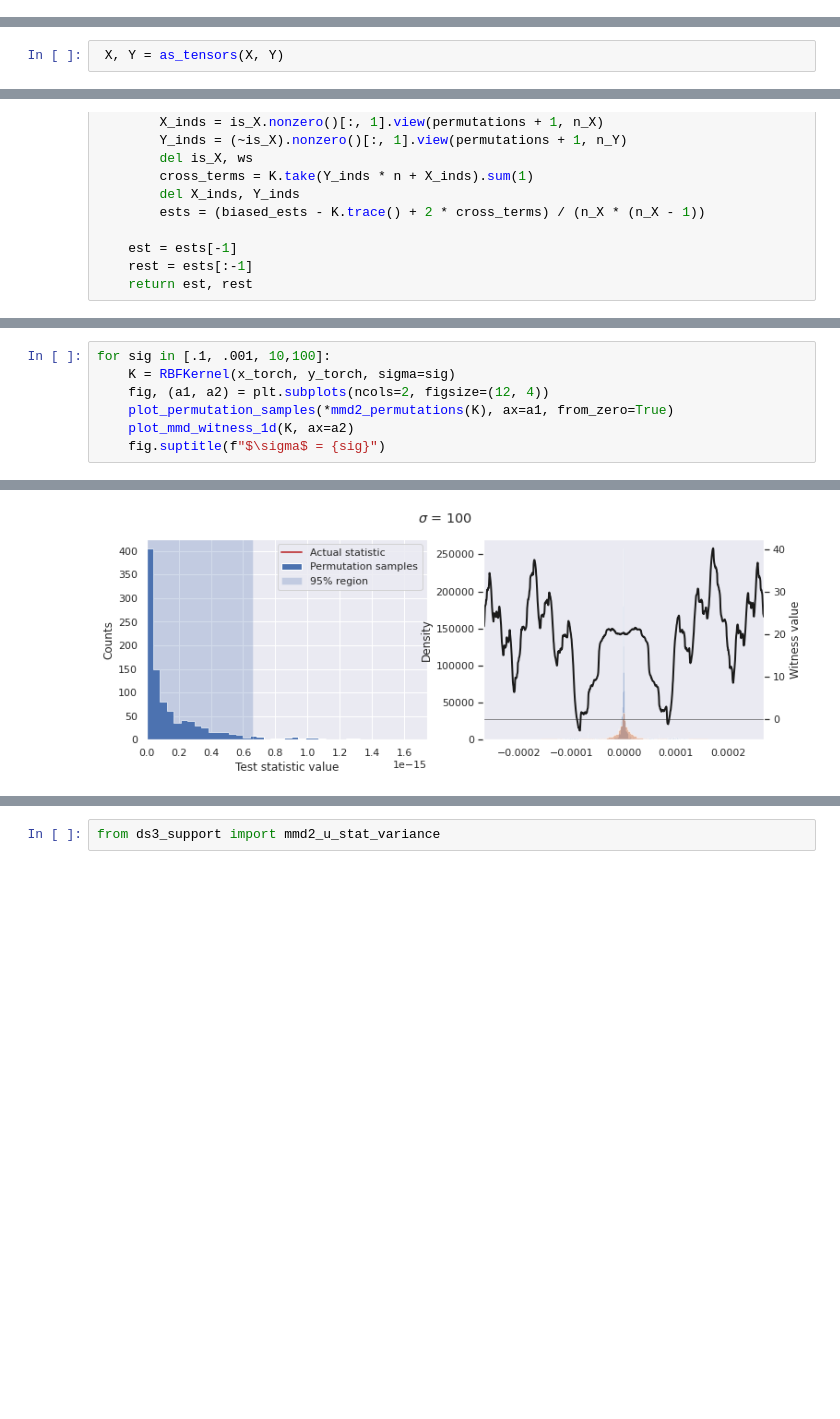
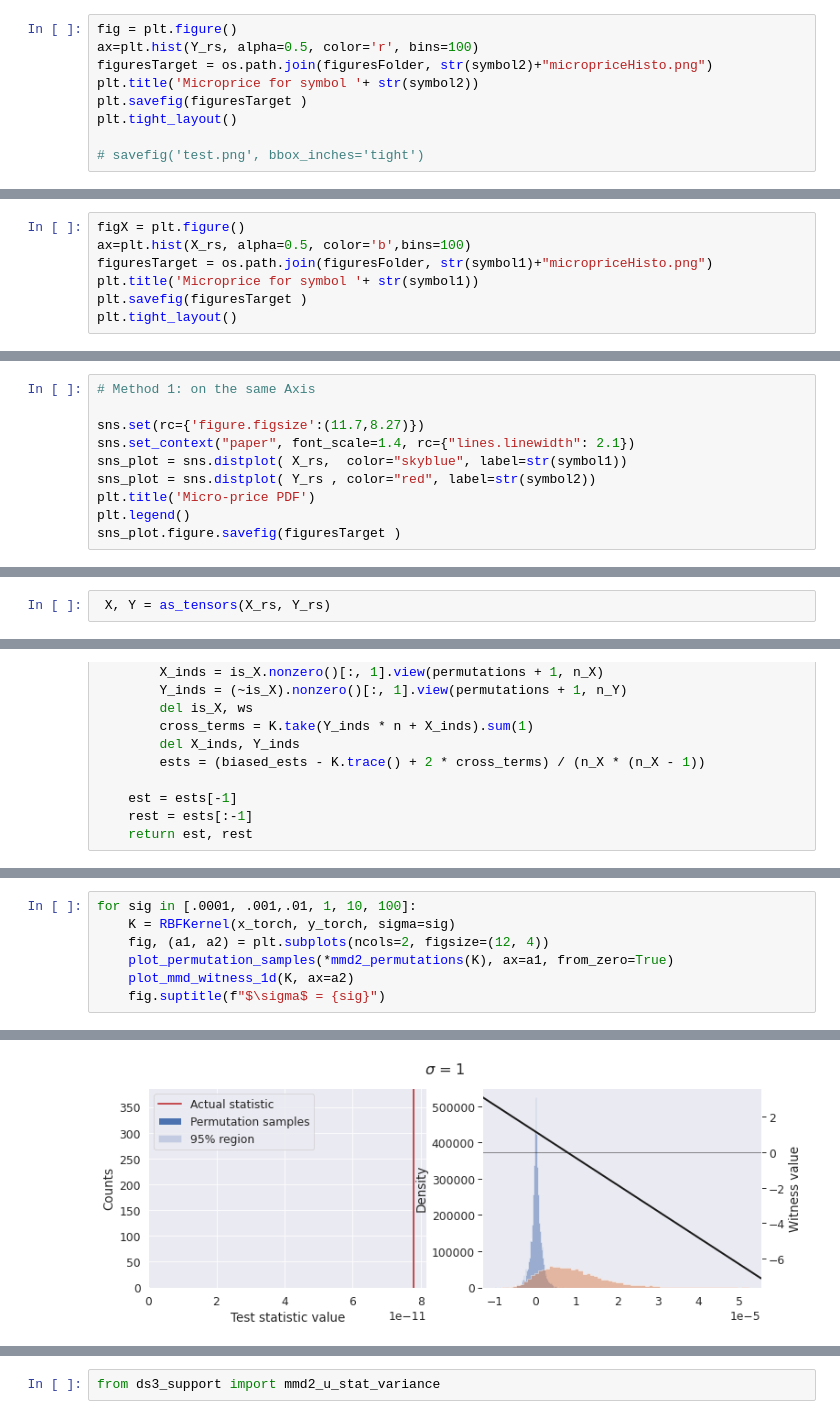
Before and after one commit to andreas-koukorinis/PaperCode, a Jupyter notebook: hypothesisTesting/Tensorflow mmd implementation.ipynb, the cells around one changed output, grey strips where cells are left out. Saved outputs shown, nothing was run; the diff lists cells and outputs as text; blank space fills up the shorter version.

```diff
--- a/hypothesisTesting/Tensorflow mmd implementation.ipynb
+++ b/hypothesisTesting/Tensorflow mmd implementation.ipynb
@@ -123,0 +146,9 @@ _=plt.hist(Y, alpha=0.5, color='r')
+# %%
+fig = plt.figure()
+ax=plt.hist(Y_rs, alpha=0.5, color='r', bins=100)
+figuresTarget = os.path.join(figuresFolder, str(symbol2)+"micropriceHisto.png")
+plt.title('Microprice for symbol '+ str(symbol2))
+plt.savefig(figuresTarget )
+plt.tight_layout()
+
+# savefig('test.png', bbox_inches='tight')
@@ -123,0 +157,7 @@ _=plt.hist(Y, alpha=0.5, color='r')
+# %%
+figX = plt.figure()
+ax=plt.hist(X_rs, alpha=0.5, color='b',bins=100)
+figuresTarget = os.path.join(figuresFolder, str(symbol1)+"micropriceHisto.png")
+plt.title('Microprice for symbol '+ str(symbol1))
+plt.savefig(figuresTarget )
+plt.tight_layout()
@@ -123,0 +221,10 @@ _=plt.hist(Y, alpha=0.5, color='r')
+# %%
+# Method 1: on the same Axis
+
+sns.set(rc={'figure.figsize':(11.7,8.27)})
+sns.set_context("paper", font_scale=1.4, rc={"lines.linewidth": 2.1})
+sns_plot = sns.distplot( X_rs,  color="skyblue", label=str(symbol1))
+sns_plot = sns.distplot( Y_rs , color="red", label=str(symbol2))
+plt.title('Micro-price PDF')
+plt.legend()
+sns_plot.figure.savefig(figuresTarget )
@@ -124,3 +233,3 @@ _=plt.hist(Y, alpha=0.5, color='r')
 # %%
- X, Y = as_tensors(X, Y)
+ X, Y = as_tensors(X_rs, Y_rs)
 # %%
@@ -388,5 +584,5 @@ plot_mmd_witness_1d(RBFKernel(x_torch, y_torch))
 # %%
-for sig in [.1, .001, 10,100]:
+for sig in [.0001, .001,.01, 1, 10, 100]:
     K = RBFKernel(x_torch, y_torch, sigma=sig)
     fig, (a1, a2) = plt.subplots(ncols=2, figsize=(12, 4))
     plot_permutation_samples(*mmd2_permutations(K), ax=a1, from_zero=True)
@@ -399 +595 @@ for sig in [.1, .001, 10,100]:
-[figure, old version]
+[figure, new version]
```
Also changed, not shown: parts of 28 cells of this notebook, 3 other files.
